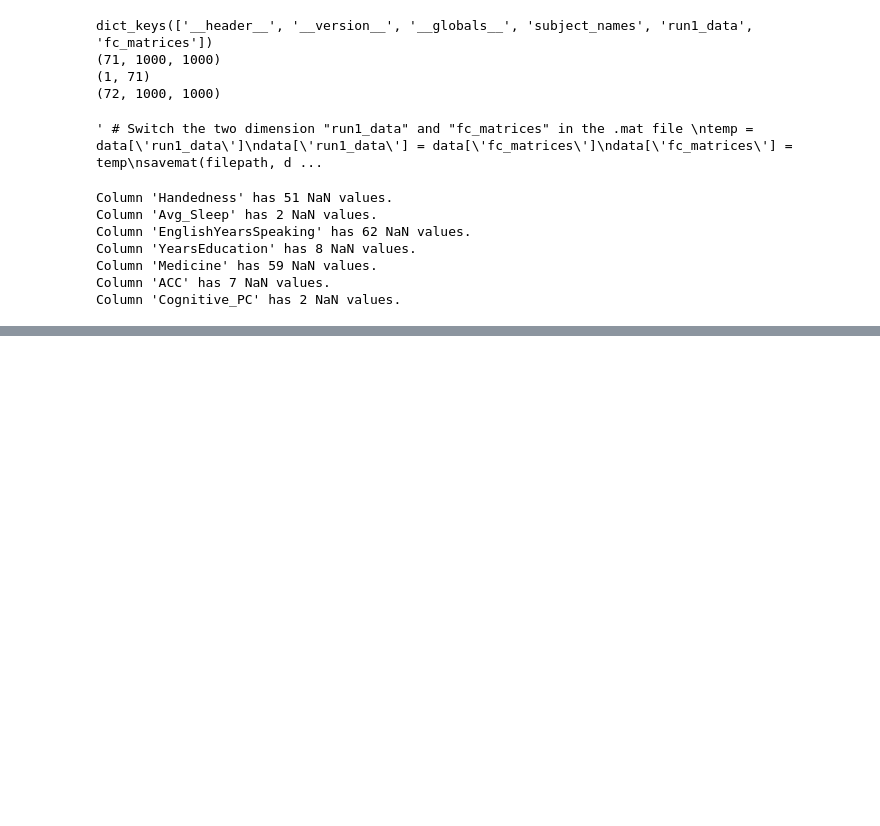
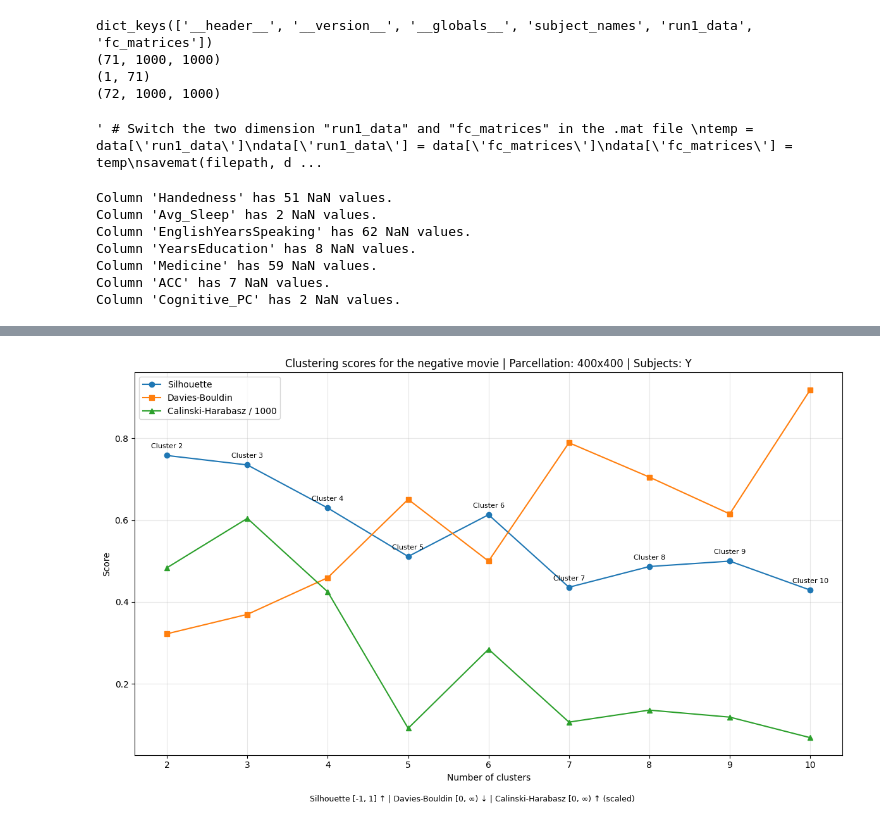
Before and after one commit to Oddrne/Master-Thesis-Autoencoder-and-UMAP-clustering-on-functional-connectivity, a Jupyter notebook: test.ipynb, the cells around one changed output, grey strips where cells are left out. Drawn from its saved outputs; the diff is of its cells as text; code cells hidden in the pictures; blank space fills up the shorter version.

```diff
--- a/test.ipynb
+++ b/test.ipynb
@@ -116,0 +160,15 @@ Column 'Cognitive_PC' has 2 NaN values.
+# %%
+# Print the clustering scores for all the runs
+from Evaluate_models_clean import plot_clustering_scores_sorted
+
+model_dir = "Clusters"
+model_prefix = "DCEC_400x400_71_"
+
+# Silhouett score: Higher is better
+# Calinski-Harabasz score: Lower is better
+# Davies-Bouldin score: Higher is better
+temp_results = plot_clustering_scores_sorted(
+    models_dir=model_dir,
+    model_prefix=model_prefix)
+# %% [output]
+[figure, added]
```
Also changed, not shown: parts of 15 cells of this notebook, 5 other files.
